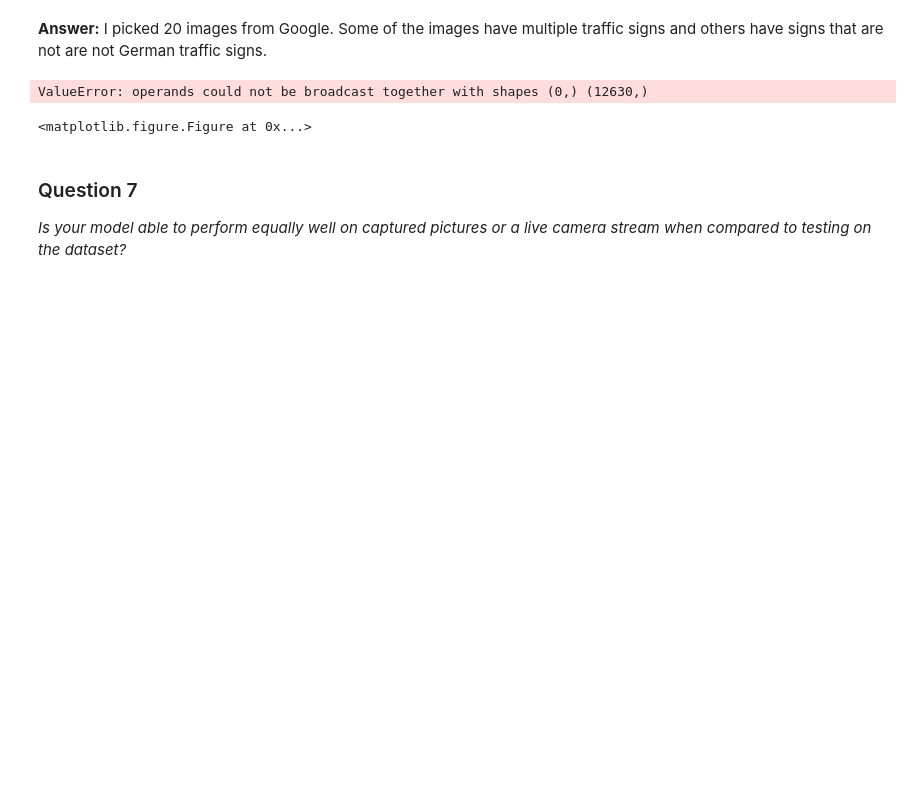
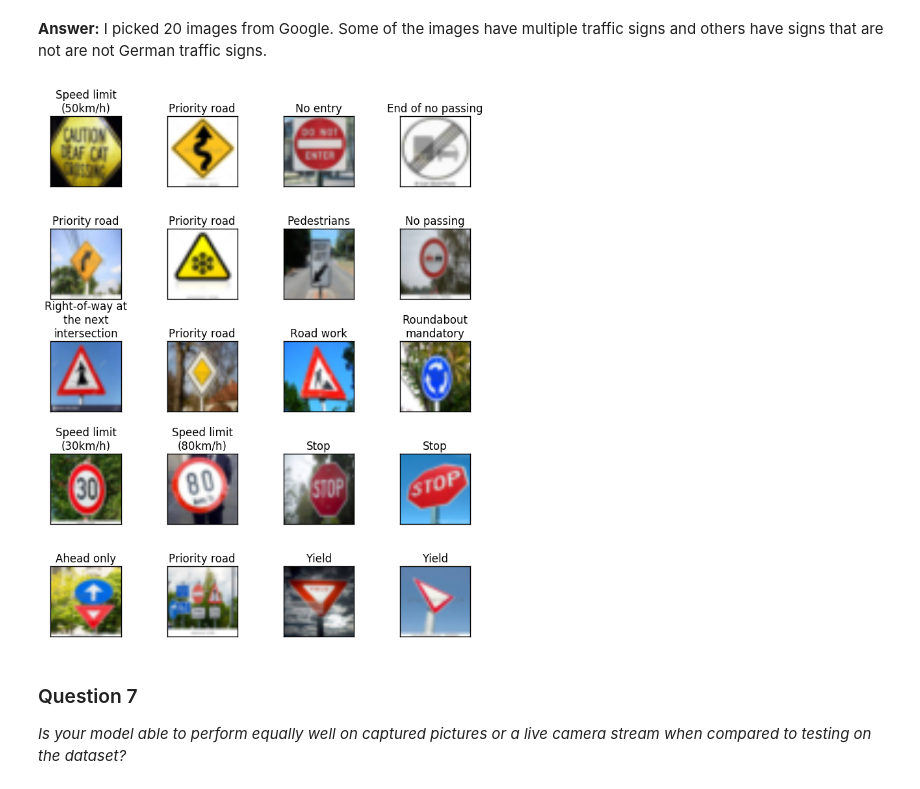
Before and after one commit to mihailrc/selfDrivingCar, a Jupyter notebook: Traffic_Signs_Recognition.ipynb, the cells around one changed output. Cells and saved outputs as stored; diff of their text form; code cells hidden in the pictures; blank space fills up the shorter version.

```diff
--- a/Traffic_Signs_Recognition.ipynb
+++ b/Traffic_Signs_Recognition.ipynb
@@ -435,8 +446,8 @@ with open('trafficSigns/signnames.csv') as csvfile:
          signNames[row['ClassId']]=row['SignName']
 
 
-plt.figure(figsize=(10,8))
 def plot_images_with_labels(images,labels, rows, cols):
+    plt.figure(figsize=(10,8))
     """Samples images randomly"""
     gs = gridspec.GridSpec(rows, cols, top=1.0, bottom=.0, right=.7, left=0., hspace=0.6,
                            wspace=0.1)
@@ -451,27 +462,35 @@ def plot_images_with_labels(images,labels, rows, cols):
         ax.set_yticks([])
     plt.show()
 
-
-
 images = load_resized_images(test_images_dir)
 images = normalizeImages(images)
-
-sess = tf.Session()
-# with tf.Session() as sess:
-sess.run(init)
-#restore previously trained model
-model.restore_model('/tmp/traffic_signs/checkpoints/model-69',sess)
-# print(test_dataset.get_shape(), logits.get_shape())
-model.evaluate(test_dataset, logits, sess, type='Testing')
-
-prediction = tf.nn.softmax(logits)
-pred = sess.run([prediction], feed_dict={x:images, conv_prob: 1.0, hidden_prob: 1.0})
-
-labels2 = np.argmax(pred[0], axis=1)
-plot_images_with_labels(images, labels2, 5,4)
-# %% [output]
-ValueError: operands could not be broadcast together with shapes (0,) (12630,)
-<matplotlib.figure.Figure at 0x...>
+# %%
+tf.reset_default_graph()
+
+#images
+x = tf.placeholder(tf.float32, [None, image_shape[0], image_shape[1], image_shape[2]])
+#labels
+y = tf.placeholder(tf.float32, [None, n_classes])
+conv_prob = tf.placeholder(tf.float32)
+hidden_prob = tf.placeholder(tf.float32)
+logits = convolutional_net(x, n_classes, conv_prob, hidden_prob, show_info=False)
+
+train_dict = {conv_prob: 0.75, hidden_prob: 0.5}
+test_dict = {conv_prob: 1.0, hidden_prob: 1.0}
+model_directory = "/tmp/traffic_signs"
+md = model.Model(x, y,n_classes,train_dict, test_dict, model_directory)
+predictions = tf.nn.softmax(logits)
+
+with tf.Session() as sess:
+    md.restore_model('trafficSigns/checkpoints/checkpoints_aug/model-50',sess)
+    pred = sess.run([predictions], feed_dict={x:images, conv_prob: 1.0, hidden_prob: 1.0})
+    top_k = tf.nn.top_k(pred[0],3)
+    indices = top_k.indices.eval(session=sess)
+    probabilities = top_k.values.eval(session=sess)*100
+    labels2 = np.argmax(pred[0], axis=1)
+    plot_images_with_labels(images, labels2, 5,4)
+# %% [output]
+[figure, added]
 # %% [markdown]
 ### Question 7
 
```
Also changed, not shown: parts of 6 cells of this notebook.
